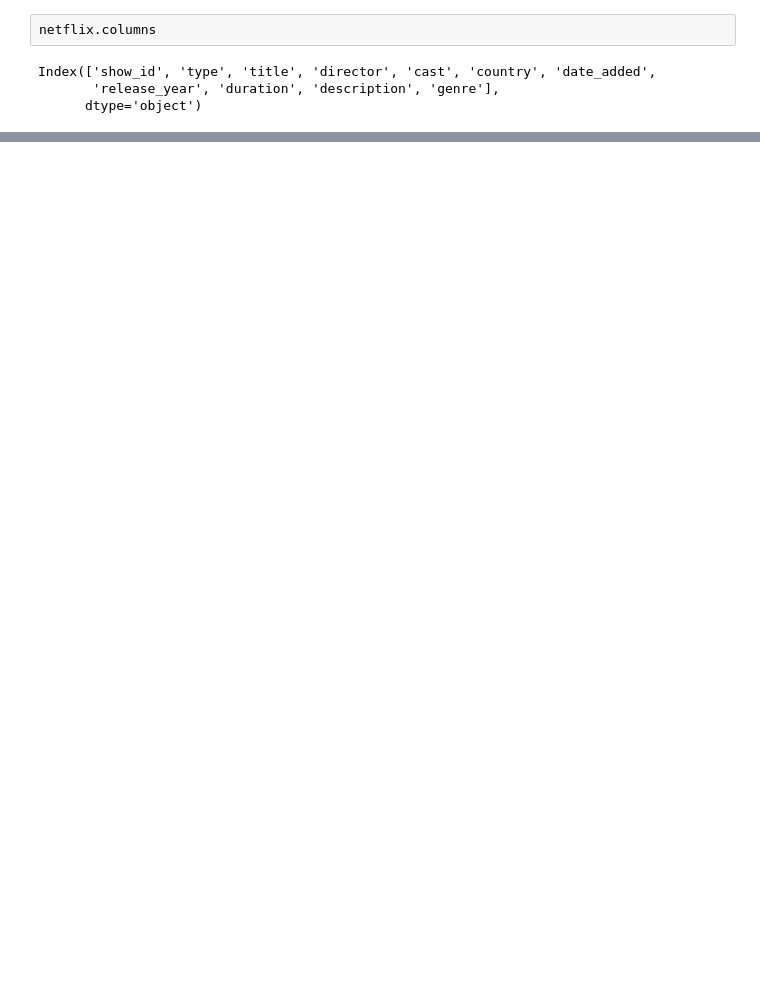
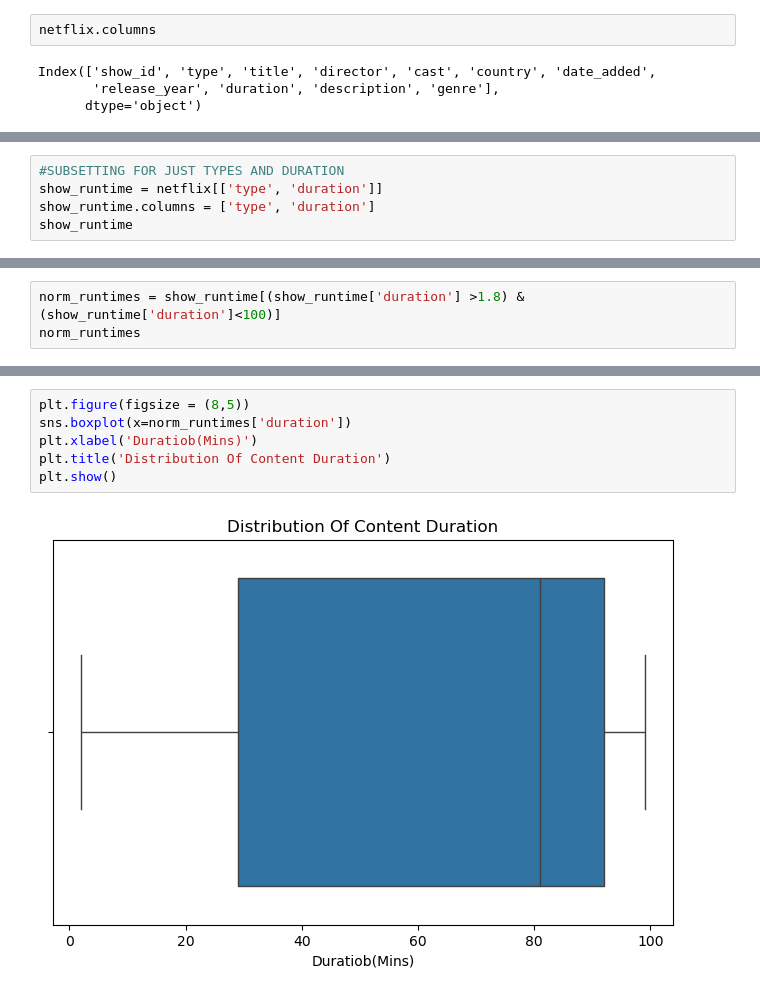
Before and after one commit to Emigbanam/PythonData-Science-Practice-Repository, a Jupyter notebook: Netflix Test.ipynb, the cells around one changed output, grey strips where cells are left out. Cells and saved outputs as stored; diff of their text form; blank space fills up the shorter version.

```diff
--- a/Netflix Test.ipynb
+++ b/Netflix Test.ipynb
@@ -198,0 +137,5 @@ movies_2000s.head(20)
+# %%
+#SUBSETTING FOR JUST TYPES AND DURATION
+show_runtime = netflix[['type', 'duration']]
+show_runtime.columns = ['type', 'duration']
+show_runtime
@@ -198,0 +165,3 @@ movies_2000s.head(20)
+# %%
+norm_runtimes = show_runtime[(show_runtime['duration'] >1.8) & (show_runtime['duration']<100)]
+norm_runtimes
@@ -198,0 +182,8 @@ movies_2000s.head(20)
+# %%
+plt.figure(figsize = (8,5))
+sns.boxplot(x=norm_runtimes['duration'])
+plt.xlabel('Duratiob(Mins)')
+plt.title('Distribution Of Content Duration')
+plt.show()
+# %% [output]
+[figure, added]
```
Also changed, not shown: parts of 32 cells of this notebook.
